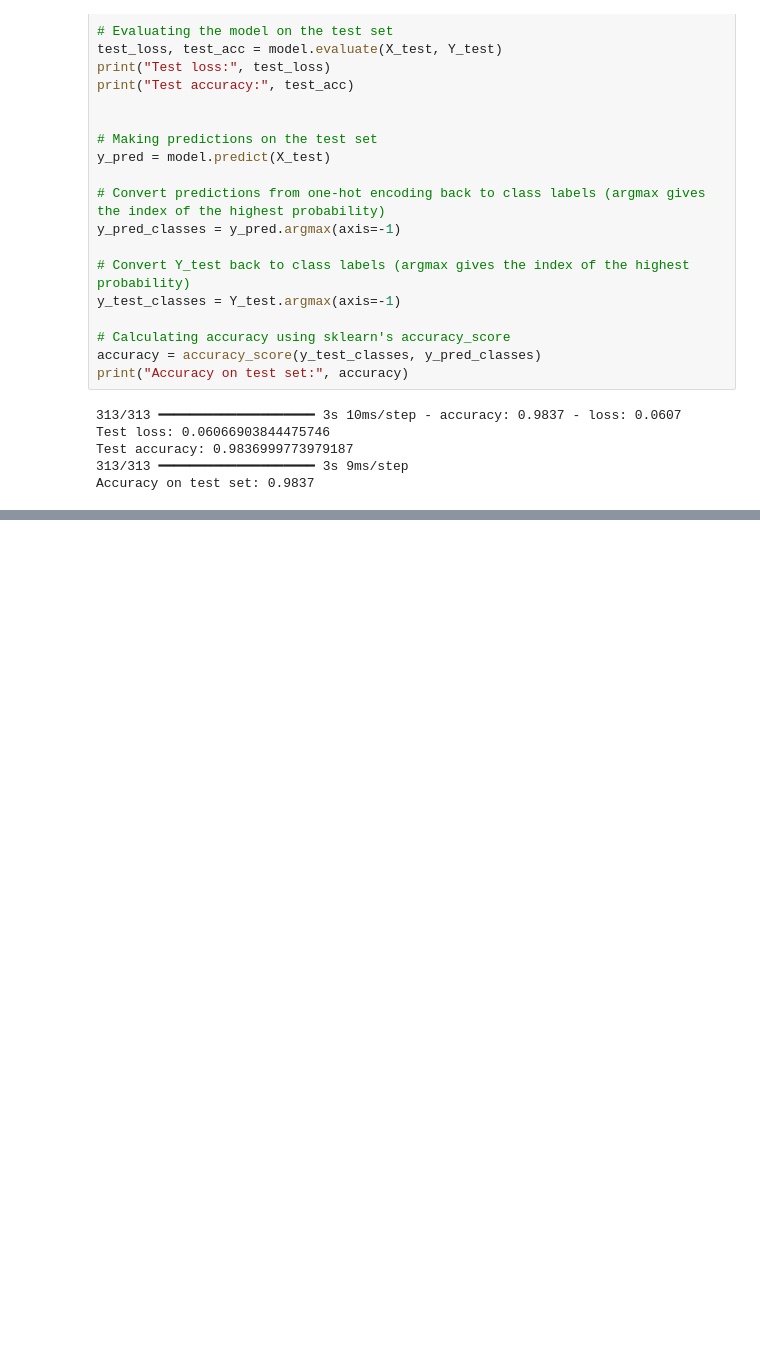
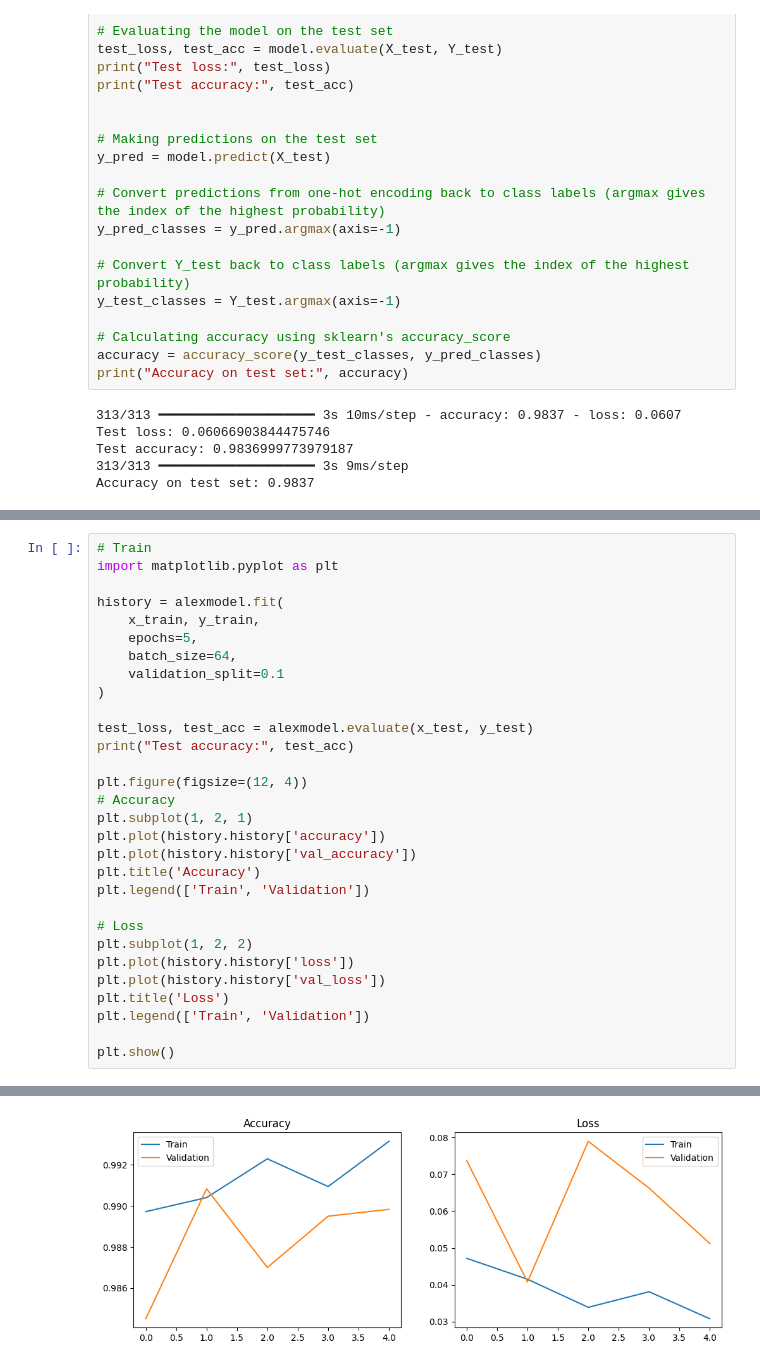
Before and after one commit to shashidhar078/DeepLearning, a Jupyter notebook: MyDeepLearning.ipynb, the cells around one changed output, grey strips where cells are left out. Cells and saved outputs as stored; diff of their text form; blank space fills up the shorter version.

```diff
--- a/MyDeepLearning.ipynb
+++ b/MyDeepLearning.ipynb
@@ -1933,0 +2146,31 @@ Accuracy on test set: 0.9837
+# %%
+# Train
+import matplotlib.pyplot as plt
+
+history = alexmodel.fit(
+    x_train, y_train,
+    epochs=5,
+    batch_size=64,
+    validation_split=0.1
+)
+
+test_loss, test_acc = alexmodel.evaluate(x_test, y_test)
+print("Test accuracy:", test_acc)
+
+plt.figure(figsize=(12, 4))
+# Accuracy
+plt.subplot(1, 2, 1)
+plt.plot(history.history['accuracy'])
+plt.plot(history.history['val_accuracy'])
+plt.title('Accuracy')
+plt.legend(['Train', 'Validation'])
+
+# Loss
+plt.subplot(1, 2, 2)
+plt.plot(history.history['loss'])
+plt.plot(history.history['val_loss'])
+plt.title('Loss')
+plt.legend(['Train', 'Validation'])
+
+plt.show()
+# %% [output]
@@ -1933,0 +2189 @@ Accuracy on test set: 0.9837
+[figure, added]
```
Also changed, not shown: parts of 10 cells of this notebook.
